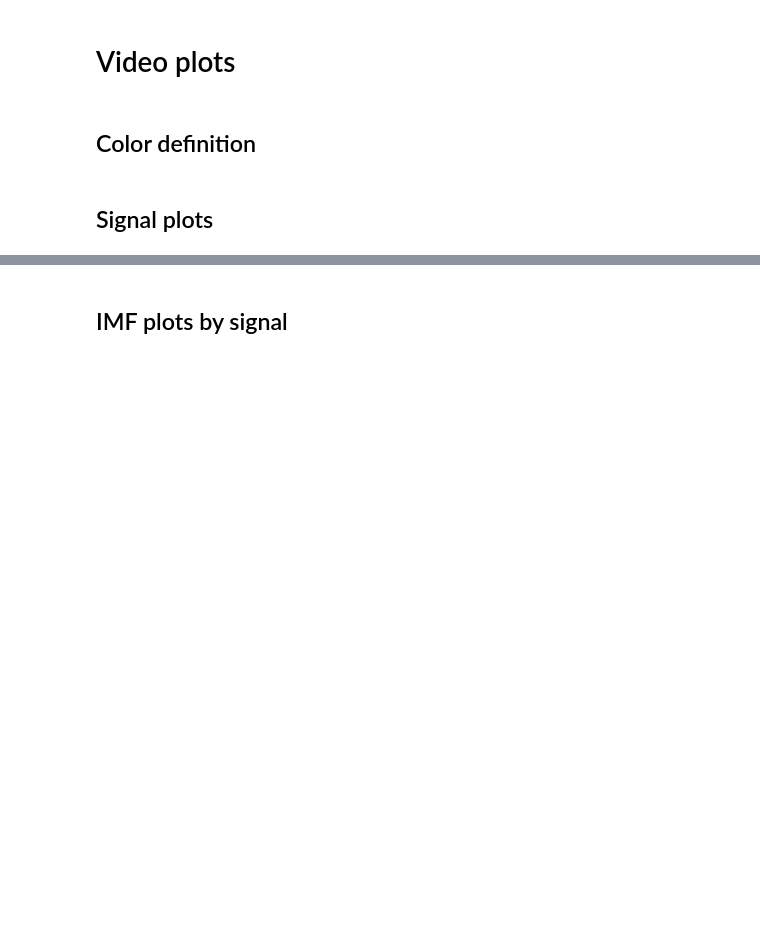
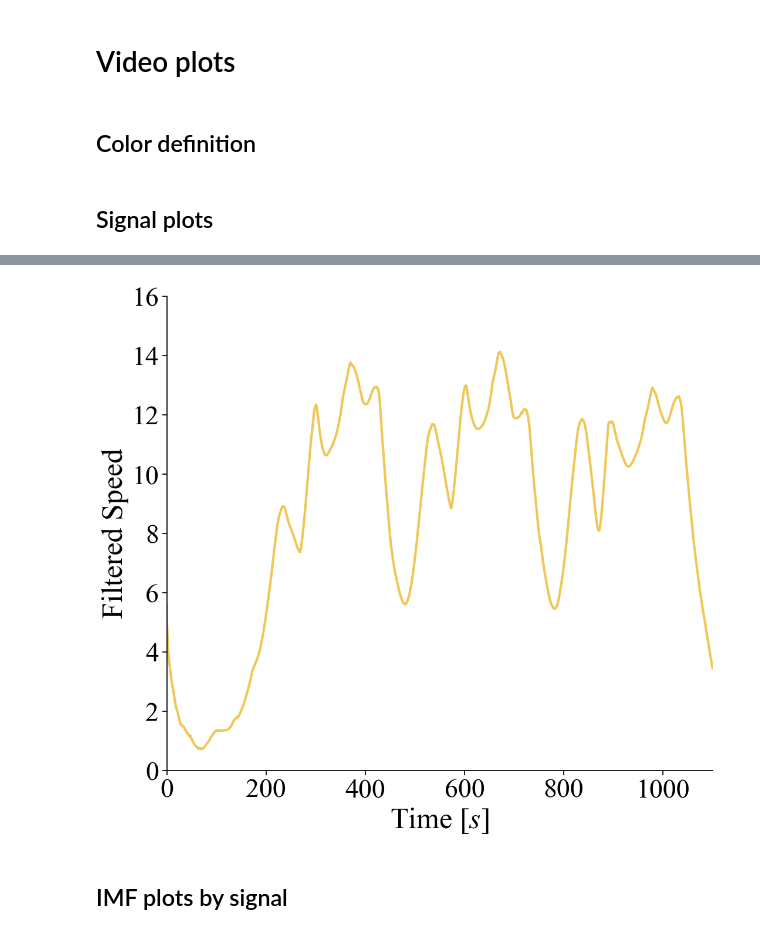
Before and after one commit to AndresLaverdeMarin/Decoding-Driver-Type, a Jupyter notebook: plots/plots.ipynb, the cells around one changed output, grey strips where cells are left out. Saved outputs shown, nothing was run; the diff lists cells and outputs as text; code cells hidden in the pictures; blank space fills up the shorter version.

```diff
--- a/plots/plots.ipynb
+++ b/plots/plots.ipynb
@@ -83,2 +83,44 @@ plot_signal("TimeHeadway", "ACC")
+# %%
+custom_params = {"axes.spines.right": False, "axes.spines.top": False, "figure.figsize":(12, 10.5), 'text.color': 'black', 'xtick.color': 'black', 'ytick.color': 'black', 'axes.facecolor':'white', 'axes.edgecolor':'black', 'axes.labelcolor':'black'}
+
+def plot_himf_signal(signal: str, mode: str):
+    if mode == "ACC":
+        data = pd.read_csv("data/data2plotACC.csv")
+    else:
+        data = pd.read_csv("data/data2plotHV.csv")
+
+    data["Time"] = np.arange(0, len(data)/10, 0.1)
+
+    sns.set_theme(style="ticks", rc=custom_params, font="Times New Roman", font_scale=3)
+
+    data[f"{signal}_HIMF"] = data[f"{signal}-himf-0"] + data[f"{signal}-himf-1"] + data[f"{signal}-himf-2"] + data[f"{signal}-himf-3"] + data[f"{signal}-himf-4"] + data[f"{signal}-himf-5"] + data[f"{signal}-himf-6"] + data[f"{signal}-himf-7"] + data[f"{signal}-himf-8"]
+
+
+    ax = sns.lineplot(data=data, x="Time", y=f"{signal}_HIMF", color=signal_color[signal], linewidth = 3)
+
+    if signal == "TimeHeadway":
+        ax.set(xlabel="Time $[s]$", ylabel=f"Time Headway ${units[signal]}$")
+    else:
+        ax.set(xlabel="Time $[s]$", ylabel=f"Filtered {signal}")
+
+    if signal == "Speed":
+        plt.ylim(0, 16, 2)
+    elif signal == "Acceleration":
+        plt.ylim(-2, 3, 1)
+    elif signal == "TimeHeadway":
+        plt.ylim(1, 4, 0.5)
+
+    plt.xlim(0, 1100, 250)
+
+    fig = ax.get_figure()
+
+    ax.plot()
+
+    fig.savefig(f"{signal}_HIMF_{mode}.png", transparent=True)
+
+
+plot_himf_signal("Speed", "ACC")
+# %% [output]
+[figure, added]
 # %% [markdown]
 ## IMF plots by signal
```
Also changed, not shown: parts of 5 cells of this notebook, 1 other file.
